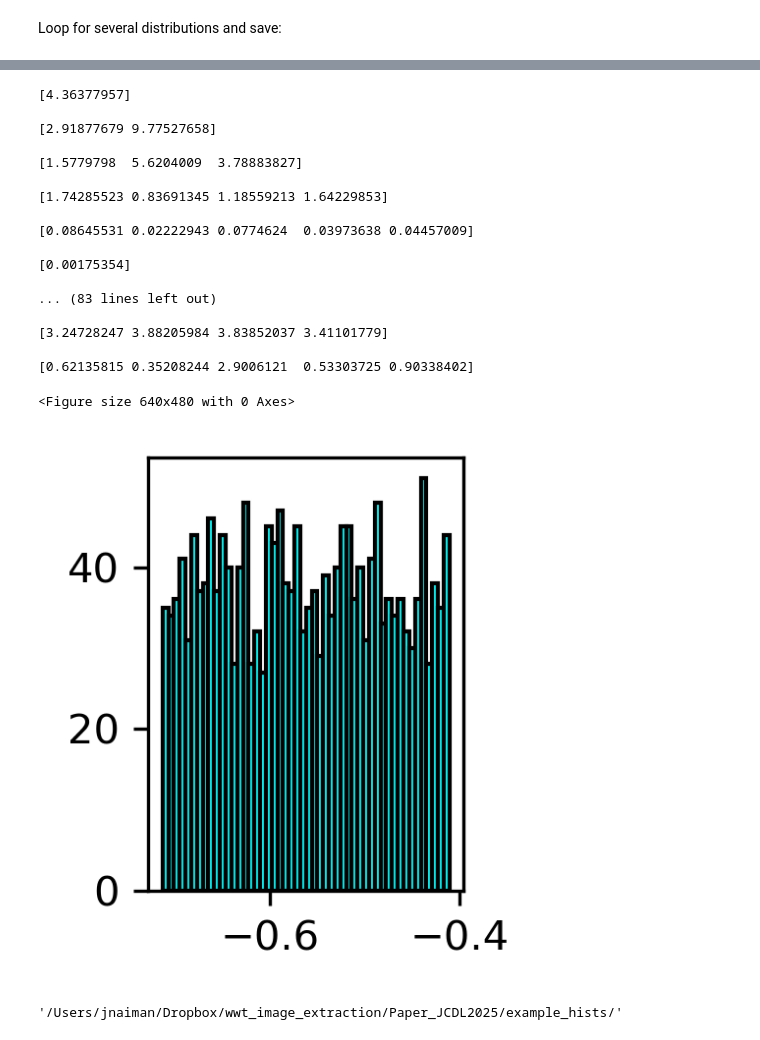
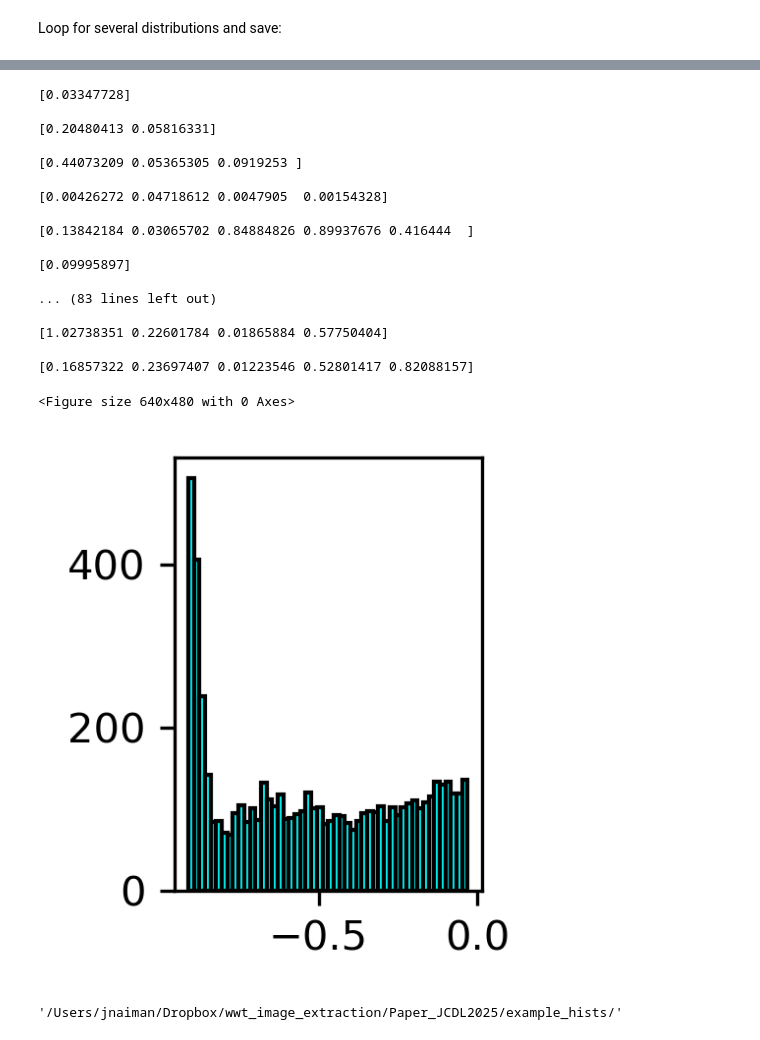
Before and after one commit to ReadingTimeMachine/LLM_VQA_JCDL2025, a Jupyter notebook: create_example_hists_jcdl2025.ipynb, the cells around one changed output, grey strips where cells are left out. Saved outputs shown, nothing was run; the diff lists cells and outputs as text; code cells hidden in the pictures.

Commit message:
plots

```diff
--- a/create_example_hists_jcdl2025.ipynb
+++ b/create_example_hists_jcdl2025.ipynb
@@ -397,7 +414,9 @@ from utils.histogram_plot_qa_utils import q_nbars_hist_plot_plotnums, q_colors_h
 # %%
 nclusters = [1, 2, 3, 4, 5]
 
-cluster_std = {'min':0.001, 'max':1.0}
+cluster_std = {'min':-2, 'max':0.0} # in 10^
+
+noise = {'min': 0.05, 'max': 0.1}
 
 plot_json = []
 
@@ -408,50 +427,51 @@ for n in range(ntrials):
         plot_params_loop = plot_params_here.copy()
         plot_params_loop['histogram']['distribution']['gmm']['nclusters'] = {'min': nclust, 'max': nclust}
         plot_params_loop['histogram']['distribution']['gmm']['cluster std'] = cluster_std
+        plot_params_loop['histogram']['distribution']['gmm']['noise'] = noise
         data_for_plot = get_data(plot_params_loop[plot_type],
                         plot_type=plot_type,
                                 distribution=distribution_type,
                                 rng=rng)
         pltjson = {}
         pltjson['nclusters'] = nclust
         pltjson['data for plot'] = data_for_plot.copy()
 
         fig, axes = make_base_plot(plot_style, color_map, dpi, nrows, ncols,
                     base=2, verbose=False, tight_layout = tight_layout)
 
         data_from_plot, ax = make_plot(plot_params_loop[plot_type], data_for_plot,
                                 axes[0], plot_type=plot_type, linestyles=linestyles_hist,
                                 rng=rng,
                                 barcolor='cyan', linecolor=(0,0,0), hasErr = False, lthick=1, nbins=50, rwidth=1.0)
         pltjson['data from plot'] = data_from_plot.copy()
-        print(data_for_plot['data params']['cluster_std'])
-        print('')
+        # print(data_for_plot['data params']['cluster_std'])
+        # print('')
 
         # save image
         fig.savefig(fake_figs_dir + 'nclust_' + str(nclust) + '_trial' + str(n) + '.pdf')
 
 
         #plot_json.append(pltjson.copy())
 # %% [output]
-[4.36377957]
+[0.03347728]
 
-[2.91877679 9.77527658]
+[0.20480413 0.05816331]
 
-[1.5779798  5.6204009  3.78883827]
+[0.44073209 0.05365305 0.0919253 ]
 
-[1.74285523 0.83691345 1.18559213 1.64229853]
+[0.00426272 0.04718612 0.0047905  0.00154328]
 
-[0.08645531 0.02222943 0.0774624  0.03973638 0.04457009]
+[0.13842184 0.03065702 0.84884826 0.89937676 0.416444  ]
 
-[0.00175354]
+[0.09995897]
 
 ... (83 lines left out)
 
-[3.24728247 3.88205984 3.83852037 3.41101779]
+[1.02738351 0.22601784 0.01865884 0.57750404]
 
-[0.62135815 0.35208244 2.9006121  0.53303725 0.90338402]
+[0.16857322 0.23697407 0.01223546 0.52801417 0.82088157]
 <Figure size 640x480 with 0 Axes>
-[figure, old version]
+[figure, new version]
 # %%
 fake_figs_dir
 # %% [output]
```
Also changed, not shown: parts of 3 cells of this notebook, 2 other files.
